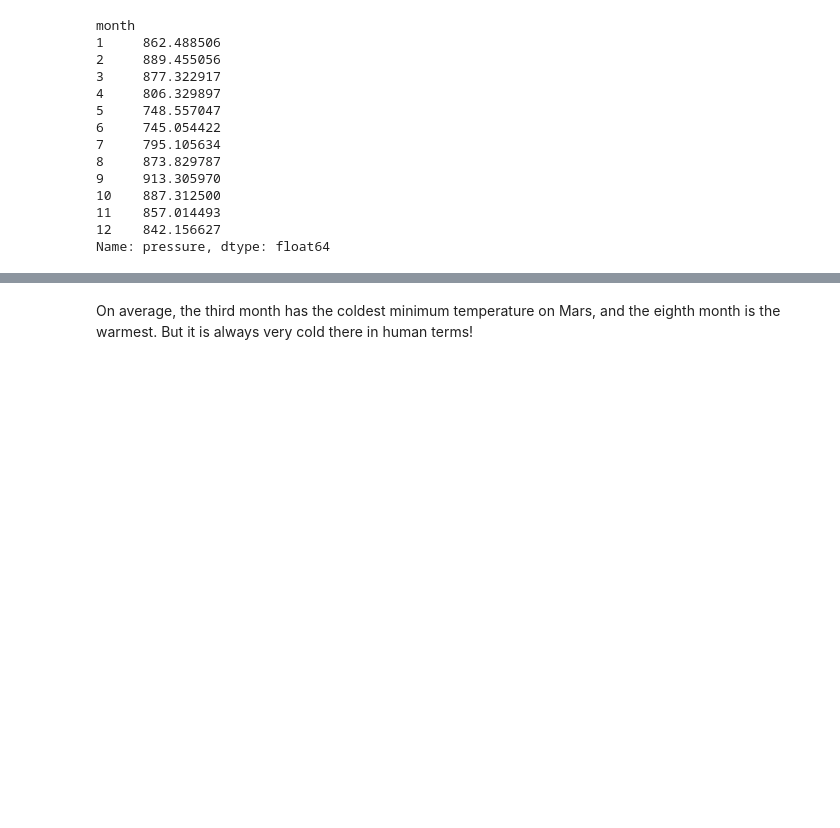
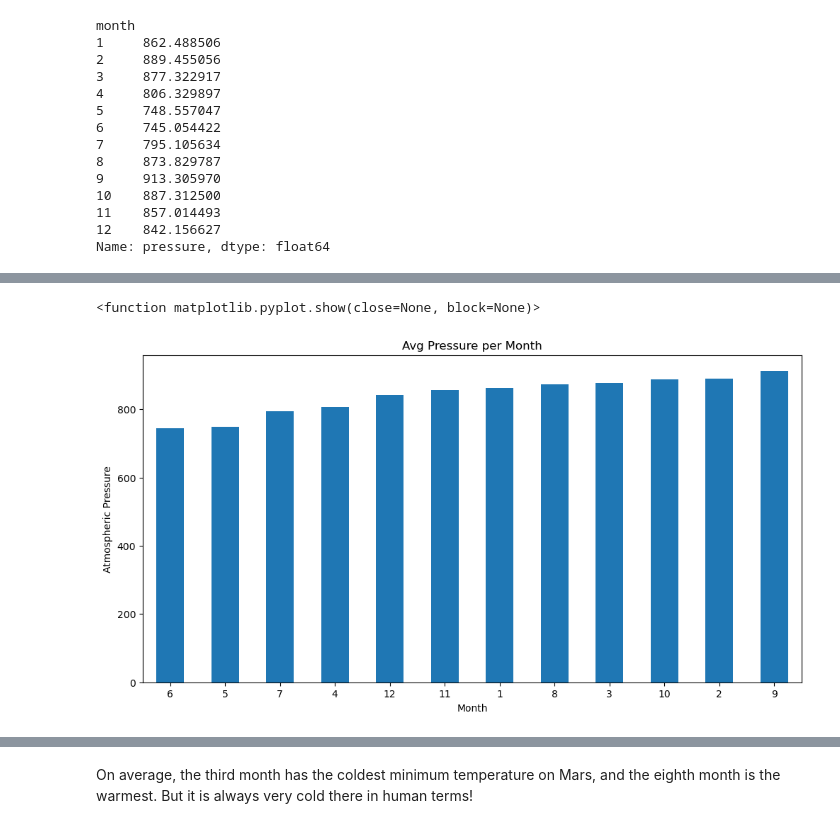
Before and after one commit to sloucel/Scraping_Challenge, a Jupyter notebook: part_2_mars_weather.ipynb, the cells around one changed output, grey strips where cells are left out. Drawn from its saved outputs; the diff is of its cells as text; code cells hidden in the pictures; blank space fills up the shorter version.

```diff
--- a/part_2_mars_weather.ipynb
+++ b/part_2_mars_weather.ipynb
@@ -229,5 +289,7 @@ Name: min_temp, dtype: float64
 # %%
 # 4. Average pressure by Martian month
+avg_pressure = mars_temp_df.groupby('month')['pressure'].mean()
+print(avg_pressure)
 # %% [output]
 month
 1     862.488506
@@ -253,0 +308,17 @@ Name: pressure, dtype: float64
+# %%
+# Plot the average pressure by month
+# Which months have the lowest and the highest atmospheric pressure on Mars?
+avg_pressure_asc = avg_pressure.sort_values(ascending=True)
+
+# Setup Chart
+avg_pressure_asc.plot(kind='bar', figsize=(12,6))
+
+# Titles & Labels
+plt.title('Avg Pressure per Month')
+plt.xlabel('Month')
+plt.ylabel('Atmospheric Pressure')
+plt.xticks(rotation=0)
+plt.show
+# %% [output]
+<function matplotlib.pyplot.show(close=None, block=None)>
+[figure, added]
```
Also changed, not shown: parts of 12 cells of this notebook, 1 other file.
